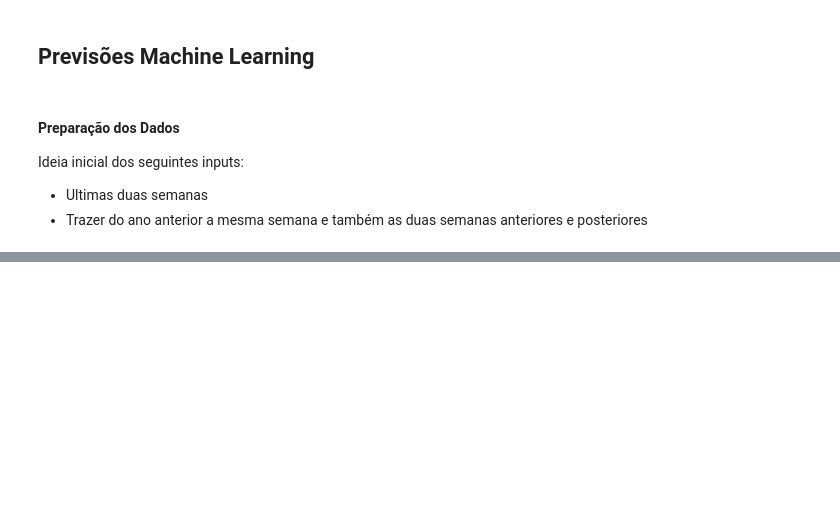
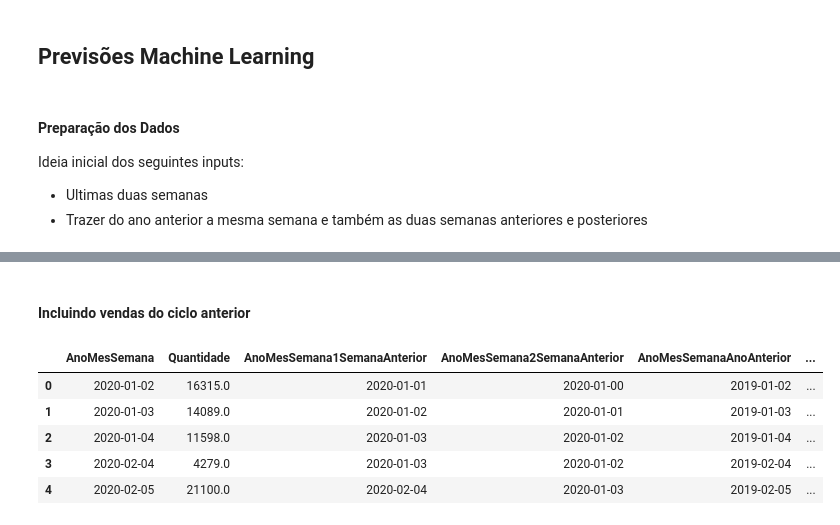
Before and after one commit to gdutramartins/bi-master, a Jupyter notebook: Trabalhos-Curso/2021-05-DM/time-series.ipynb, the cells around one changed output, grey strips where cells are left out. Cells and saved outputs as stored; diff of their text form; code cells hidden in the pictures; blank space fills up the shorter version.

```diff
--- a/Trabalhos-Curso/2021-05-DM/time-series.ipynb
+++ b/Trabalhos-Curso/2021-05-DM/time-series.ipynb
@@ -272,0 +343,4 @@ Ideia inicial dos seguintes inputs:
+# %%
+df_venda_historico_agrupado = df_venda_preparado.groupby(by=['AnoMesSemana'], as_index=False)['Quantidade'].sum()
+#df_venda_historico_agrupado = pd.concat([df_venda_historico_agrupado, df_venda_historico_agrupado['AnoMesSemana'].str.split('-', expand=True)], axis=1)
+#df_venda_historico_agrupado.rename(columns={0: 'Ano', 1:'Mes', 2:'Semana'}, inplace=True)
@@ -272,0 +356,18 @@ Ideia inicial dos seguintes inputs:
+# %% [markdown]
+#### Incluindo vendas do ciclo anterior
+# %%
+df_venda_ml_final = pd.merge(df_venda_agrupado_ml, df_venda_historico_agrupado, left_on="AnoMesSemanaAnoAnterior", right_on="AnoMesSemana", suffixes=("","_AnoAnterior"))
+
+df_venda_ml_final = pd.merge(df_venda_ml_final, df_venda_historico_agrupado, left_on="AnoMesSemanaAnoAnterior1Semana", right_on="AnoMesSemana", suffixes=("","_AnoAnterior1Semana"))
+df_venda_ml_final = pd.merge(df_venda_ml_final, df_venda_historico_agrupado, left_on="AnoMesSemanaAnoAnterior2Semana", right_on="AnoMesSemana", suffixes=("","_AnoAnterior2Semana"))
+df_venda_ml_final = pd.merge(df_venda_ml_final, df_venda_historico_agrupado, left_on="AnoMesSemana1SemanaAnterior", right_on="AnoMesSemana", suffixes=("","_1SemanaAnterior"))
+df_venda_ml_final = pd.merge(df_venda_ml_final, df_venda_historico_agrupado, left_on="AnoMesSemana2SemanaAnterior", right_on="AnoMesSemana", suffixes=("","_2SemanaAnterior"))
+# %%
+df_venda_ml_final.head()
+# %% [output]
+|  | AnoMesSemana | Quantidade | AnoMesSemana1SemanaAnterior | AnoMesSemana2SemanaAnterior | AnoMesSemanaAnoAnterior | ... |
+| 0 | 2020-01-02 | 16315.0 | 2020-01-01 | 2020-01-00 | 2019-01-02 | ... |
+| 1 | 2020-01-03 | 14089.0 | 2020-01-02 | 2020-01-01 | 2019-01-03 | ... |
+| 2 | 2020-01-04 | 11598.0 | 2020-01-03 | 2020-01-02 | 2019-01-04 | ... |
+| 3 | 2020-02-04 | 4279.0 | 2020-01-03 | 2020-01-02 | 2019-02-04 | ... |
+| 4 | 2020-02-05 | 21100.0 | 2020-02-04 | 2020-01-03 | 2019-02-05 | ... |
```
Also changed, not shown: parts of 12 cells of this notebook.
